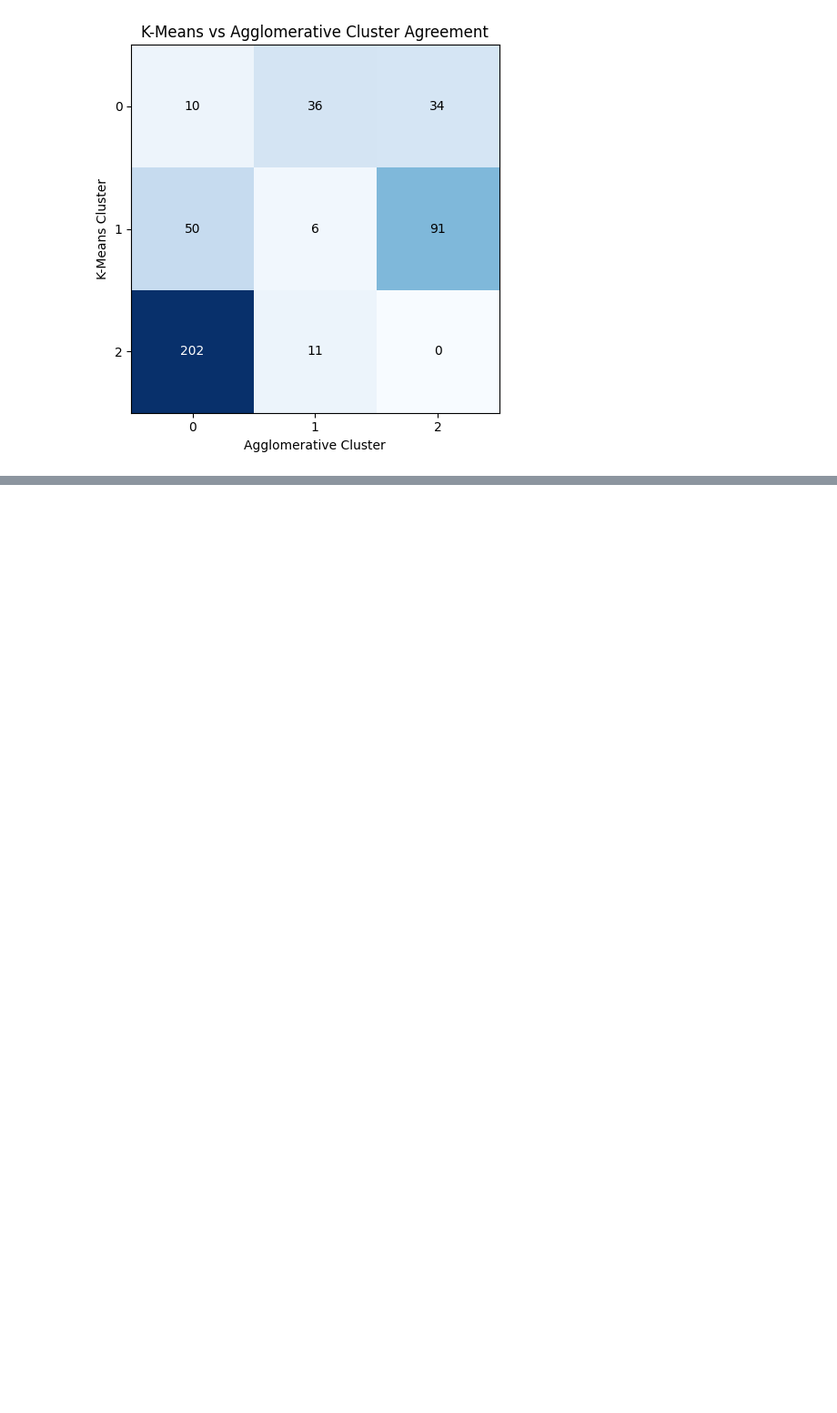
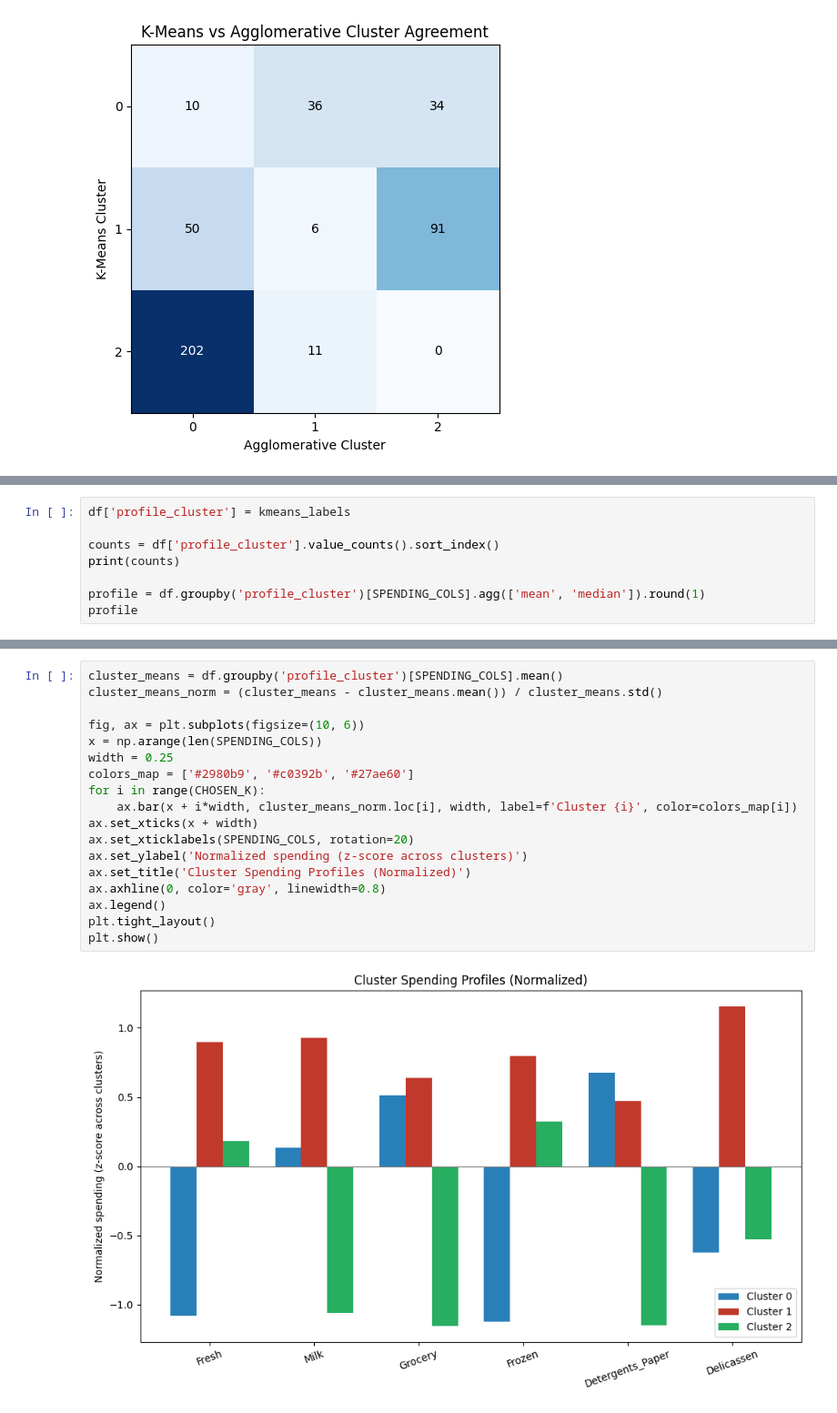
Before and after one commit to darshansuresh006-dev/wholesale-customer-segmentation, a Jupyter notebook: notebooks/03_customer_segmentation.ipynb, the cells around one changed output, grey strips where cells are left out. Shown at 91% size. Drawn from its saved outputs; the diff is of its cells as text; blank space fills up the shorter version.

```diff
--- a/notebooks/03_customer_segmentation.ipynb
+++ b/notebooks/03_customer_segmentation.ipynb
@@ -248,0 +285,8 @@ plt.show()
+# %%
+df['profile_cluster'] = kmeans_labels
+
+counts = df['profile_cluster'].value_counts().sort_index()
+print(counts)
+
+profile = df.groupby('profile_cluster')[SPENDING_COLS].agg(['mean', 'median']).round(1)
+profile
@@ -248,0 +305,20 @@ plt.show()
+# %%
+cluster_means = df.groupby('profile_cluster')[SPENDING_COLS].mean()
+cluster_means_norm = (cluster_means - cluster_means.mean()) / cluster_means.std()
+
+fig, ax = plt.subplots(figsize=(10, 6))
+x = np.arange(len(SPENDING_COLS))
+width = 0.25
+colors_map = ['#2980b9', '#c0392b', '#27ae60']
+for i in range(CHOSEN_K):
+    ax.bar(x + i*width, cluster_means_norm.loc[i], width, label=f'Cluster {i}', color=colors_map[i])
+ax.set_xticks(x + width)
+ax.set_xticklabels(SPENDING_COLS, rotation=20)
+ax.set_ylabel('Normalized spending (z-score across clusters)')
+ax.set_title('Cluster Spending Profiles (Normalized)')
+ax.axhline(0, color='gray', linewidth=0.8)
+ax.legend()
+plt.tight_layout()
+plt.show()
+# %% [output]
+[figure, added]
```
Also changed, not shown: parts of 3 cells of this notebook, 1 other file.
